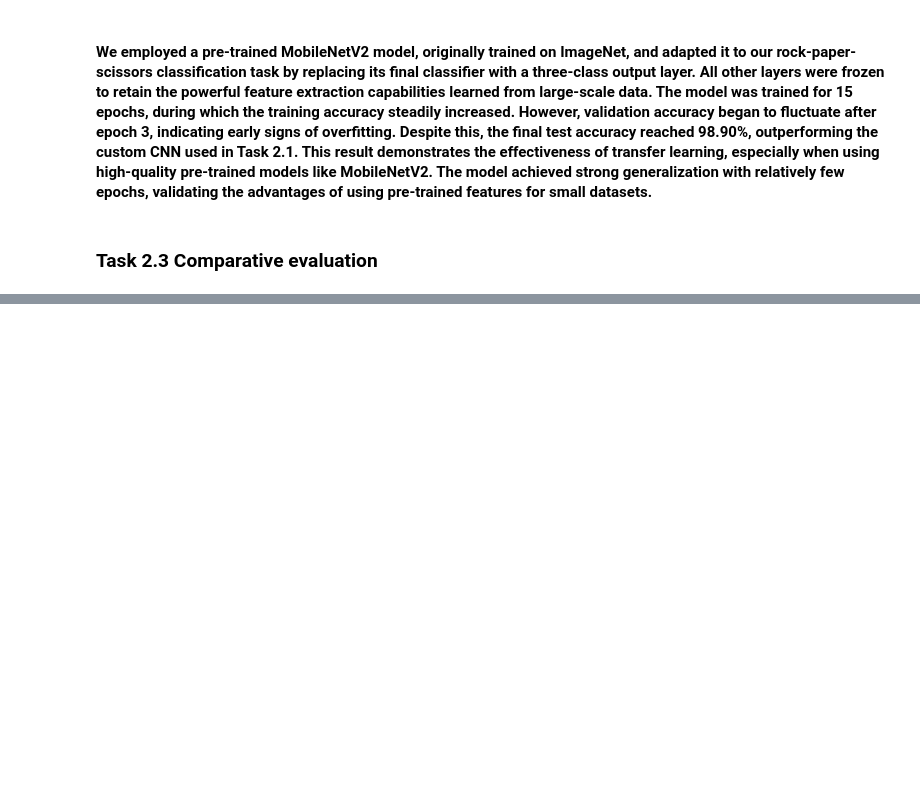
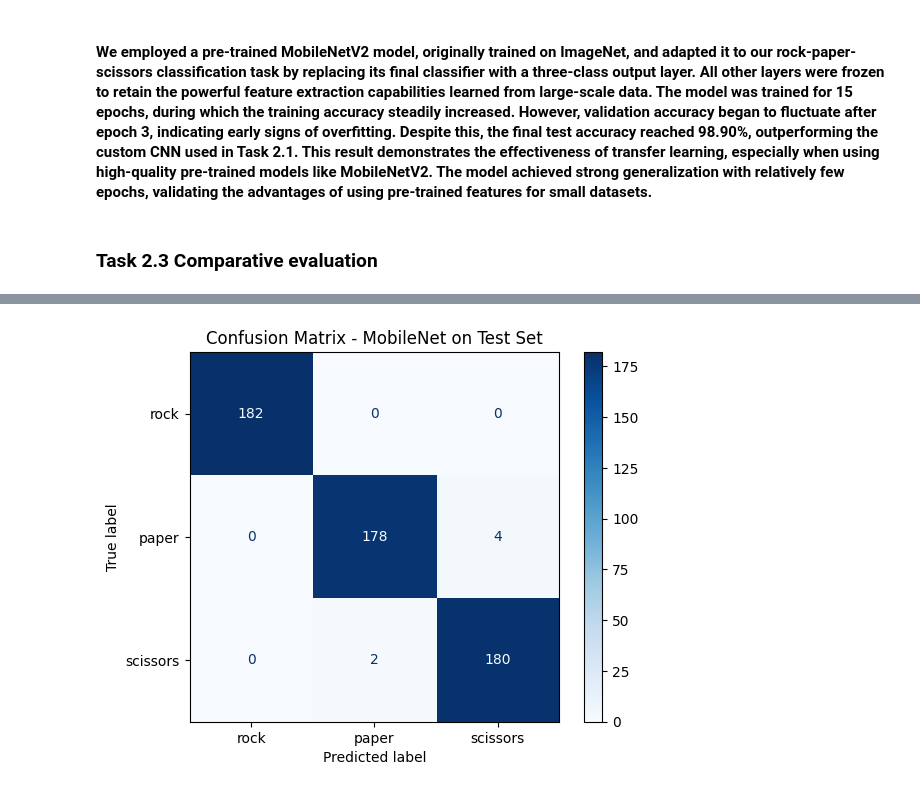
Before and after one commit to COMP3420-2025S1/assignment-2-marleybharat, a Jupyter notebook: Assignment_2_resubmission.ipynb, the cells around one changed output, grey strips where cells are left out. Cells and saved outputs as stored; diff of their text form; code cells hidden in the pictures; blank space fills up the shorter version.

```diff
--- a/Assignment_2_resubmission.ipynb
+++ b/Assignment_2_resubmission.ipynb
@@ -370,0 +396,25 @@ Test Accuracy with MobileNet: 0.9890
+# %%
+from sklearn.metrics import confusion_matrix, ConfusionMatrixDisplay
+import numpy as np
+
+# Get true and predicted labels
+true_labels = []
+pred_labels = []
+
+mobilenet.eval()
+with torch.no_grad():
+    for images, labels in test_loader:
+        images = images.to(device)
+        outputs = mobilenet(images)
+        _, predicted = torch.max(outputs, 1)
+        true_labels.extend(labels.cpu().numpy())
+        pred_labels.extend(predicted.cpu().numpy())
+
+# Create confusion matrix
+cm = confusion_matrix(true_labels, pred_labels)
+disp = ConfusionMatrixDisplay(confusion_matrix=cm, display_labels=['rock', 'paper', 'scissors'])
+disp.plot(cmap=plt.cm.Blues)
+plt.title("Confusion Matrix - MobileNet on Test Set")
+plt.show()
+# %% [output]
+[figure, added]
```
Also changed, not shown: parts of 10 cells of this notebook, 1 other file.
